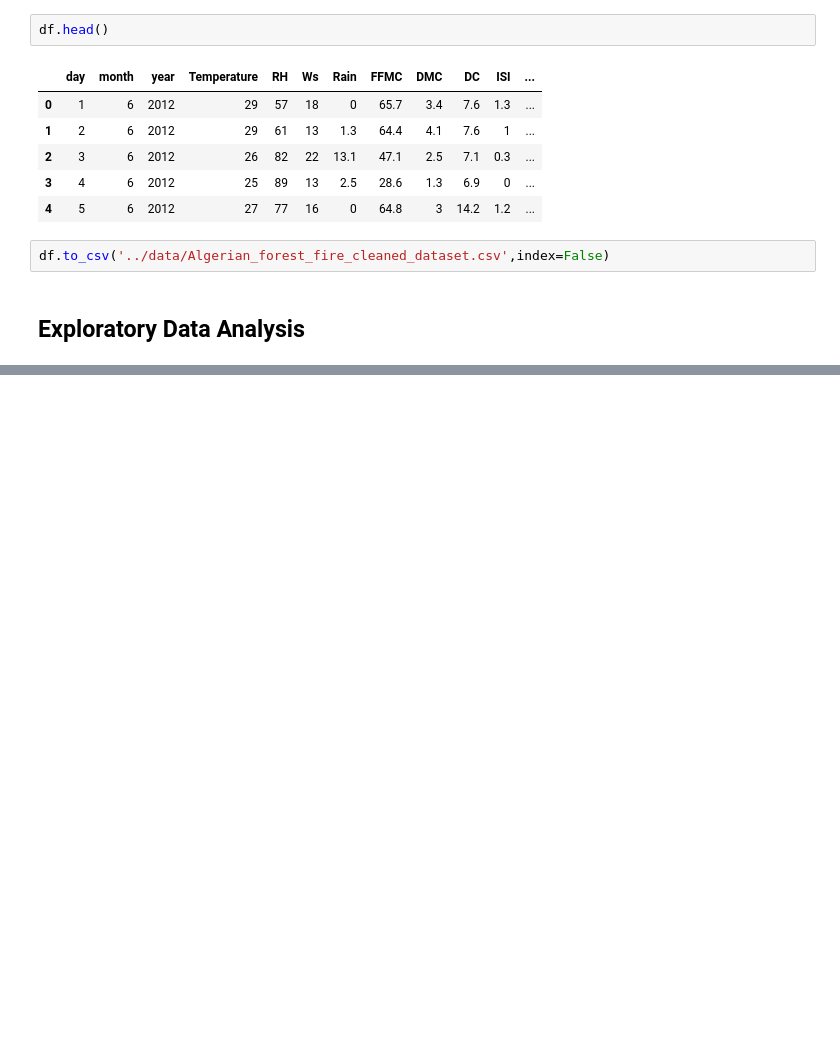
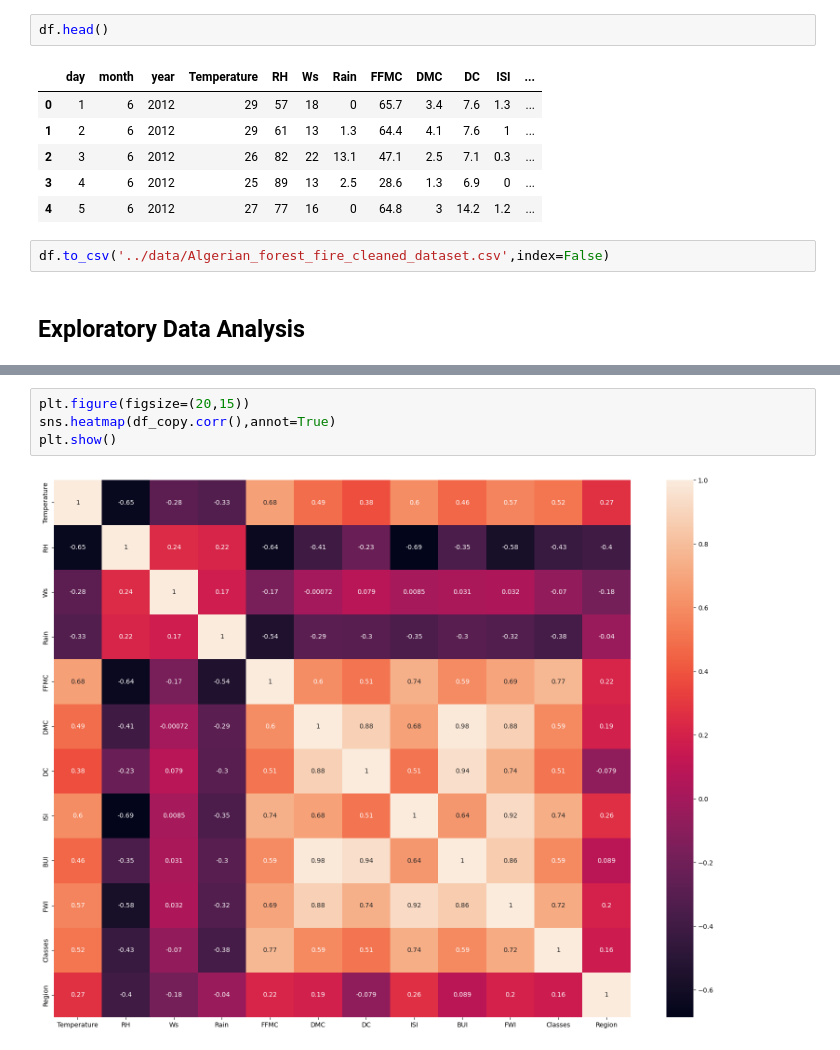
Before and after one commit to mdzaheerjk/Algerian_Forest_Fires_Prediction, a Jupyter notebook: notebooks/EDA.ipynb, the cells around one changed output, grey strips where cells are left out. Cells and saved outputs as stored; diff of their text form; blank space fills up the shorter version.

```diff
--- a/notebooks/EDA.ipynb
+++ b/notebooks/EDA.ipynb
@@ -317,0 +405,6 @@ df.to_csv('../data/Algerian_forest_fire_cleaned_dataset.csv',index=False)
+# %%
+plt.figure(figsize=(20,15))
+sns.heatmap(df_copy.corr(),annot=True)
+plt.show()
+# %% [output]
+[figure, added]
```
Also changed, not shown: parts of 22 cells of this notebook, 1 other file.
